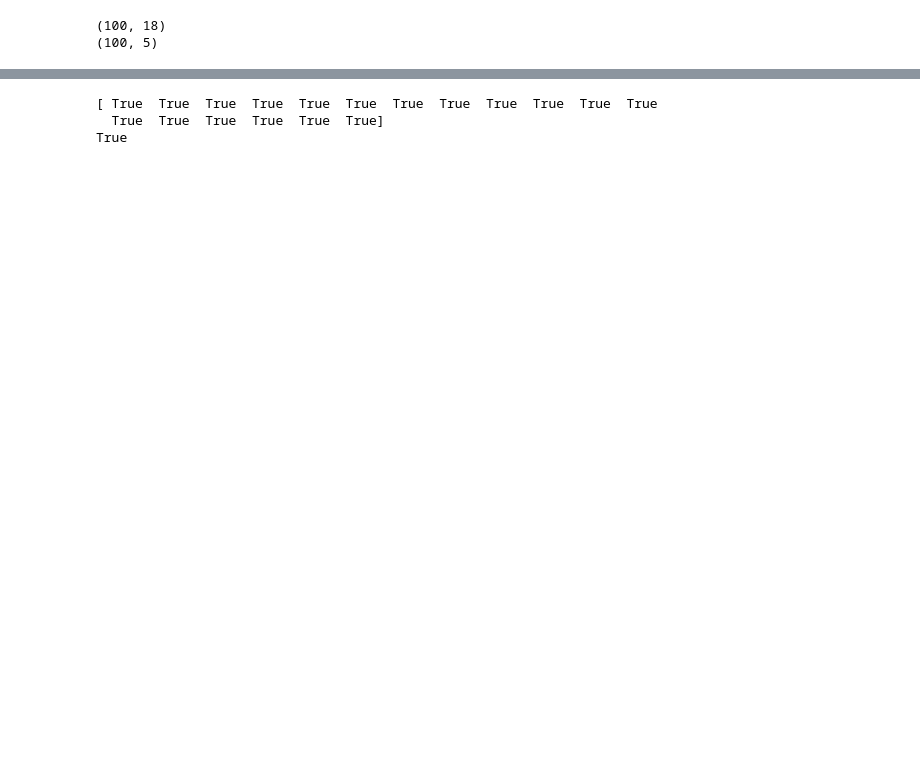
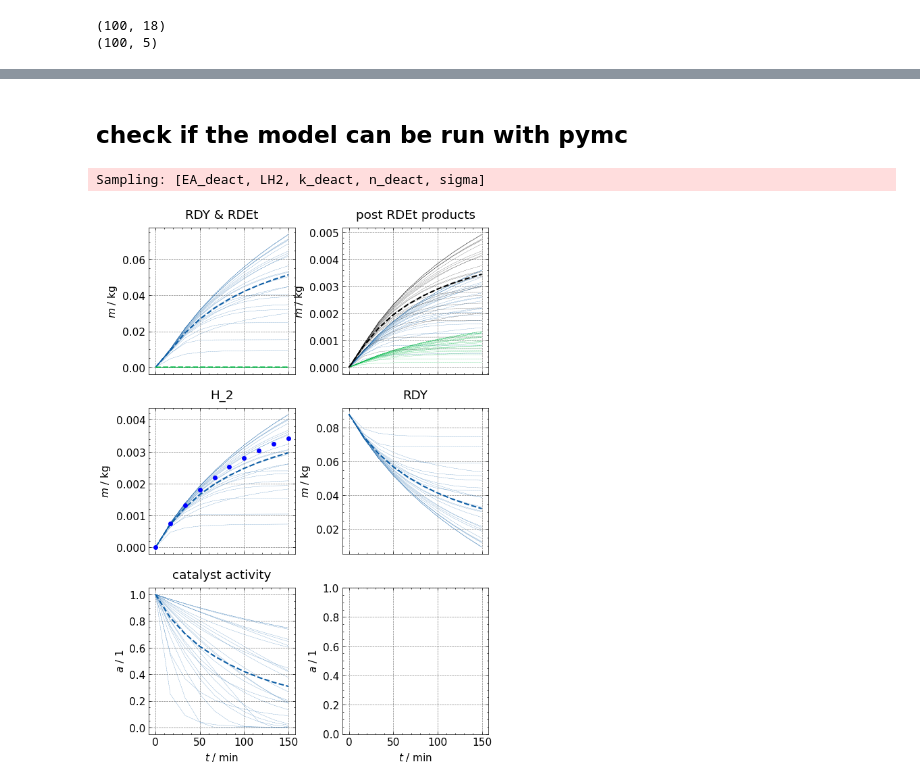
Before and after one commit to ChemRxnEngLab/BayesianIO4kinetics, a Jupyter notebook: HSA_Cam_B_001.ipynb, the cells around one changed output, grey strips where cells are left out. Cells and saved outputs as stored; diff of their text form; code cells hidden in the pictures; blank space fills up the shorter version.

```diff
--- a/HSA_Cam_B_001.ipynb
+++ b/HSA_Cam_B_001.ipynb
@@ -117,3 +277,10 @@ plot_hydrogenation_results(sol)
+# %%
+exp_data = {
+    "t_obs": np.asarray(t),
+    "y0_obs": np.asarray(y0),
+    "y_obs": np.asarray(sol.y).T,
+    "params_obs": np.asarray([p, m_s0]),
+}
 # %%
 Ts = jnp.linspace(280, 400, 100)  # K
 
@@ -170,8 +317,6 @@ sols = jnp.array(sols)
 # %%
-i = 80
-print(jnp.isclose(jsols, sols).all(axis=[0, 1]))
-print(jnp.isclose(jsols, vecsols).all())
+# i = 80
+# print(jnp.isclose(jsols, sols).all(axis=[0, 1]))
+# # print(jnp.isclose(jsols, vecsols).all())
-# %% [output]
-[ True  True  True  True  True  True  True  True  True  True  True  True
-  True  True  True  True  True  True]
-True
+# %% [markdown]
+## check if the model can be run with pymc
@@ -177,0 +327,13 @@ True
+# %%
+model = bmodel(**exp_data)
+# %%
+with model:
+    idata = pm.sample_prior_predictive(samples=25, random_seed=43)
+# %% [output]
+Sampling: [EA_deact, LH2, k_deact, n_deact, sigma]
+# %%
+fig, axs = plot_posterior_results(exp_data["t_obs"], idata)
+axs[1, 0].plot(exp_data["t_obs"] / 60, exp_data["y_obs"][:, SIDX["conH2[G]"]], "bo")
+plt.show()
+# %% [output]
+[figure, added]
```
Also changed, not shown: parts of 15 cells of this notebook, 26 other files.
